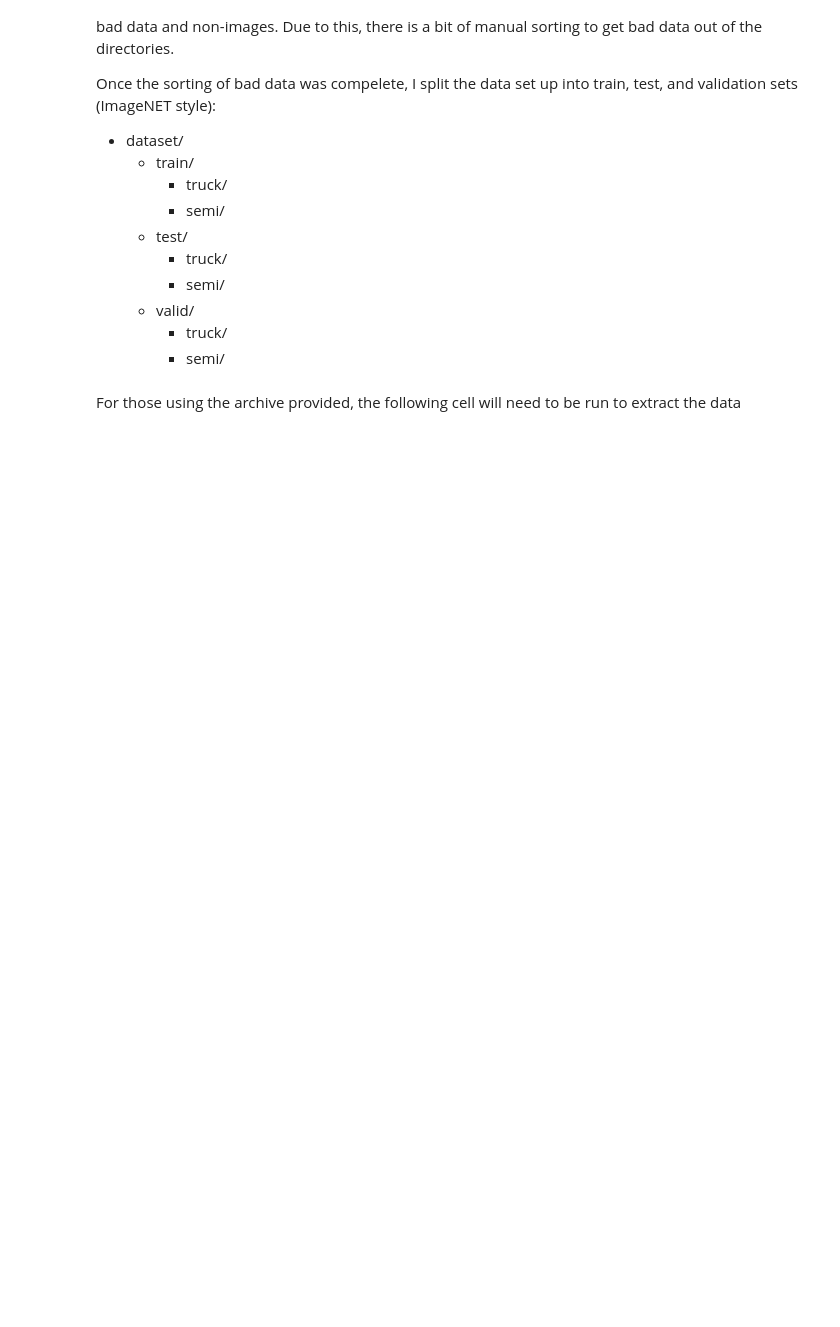
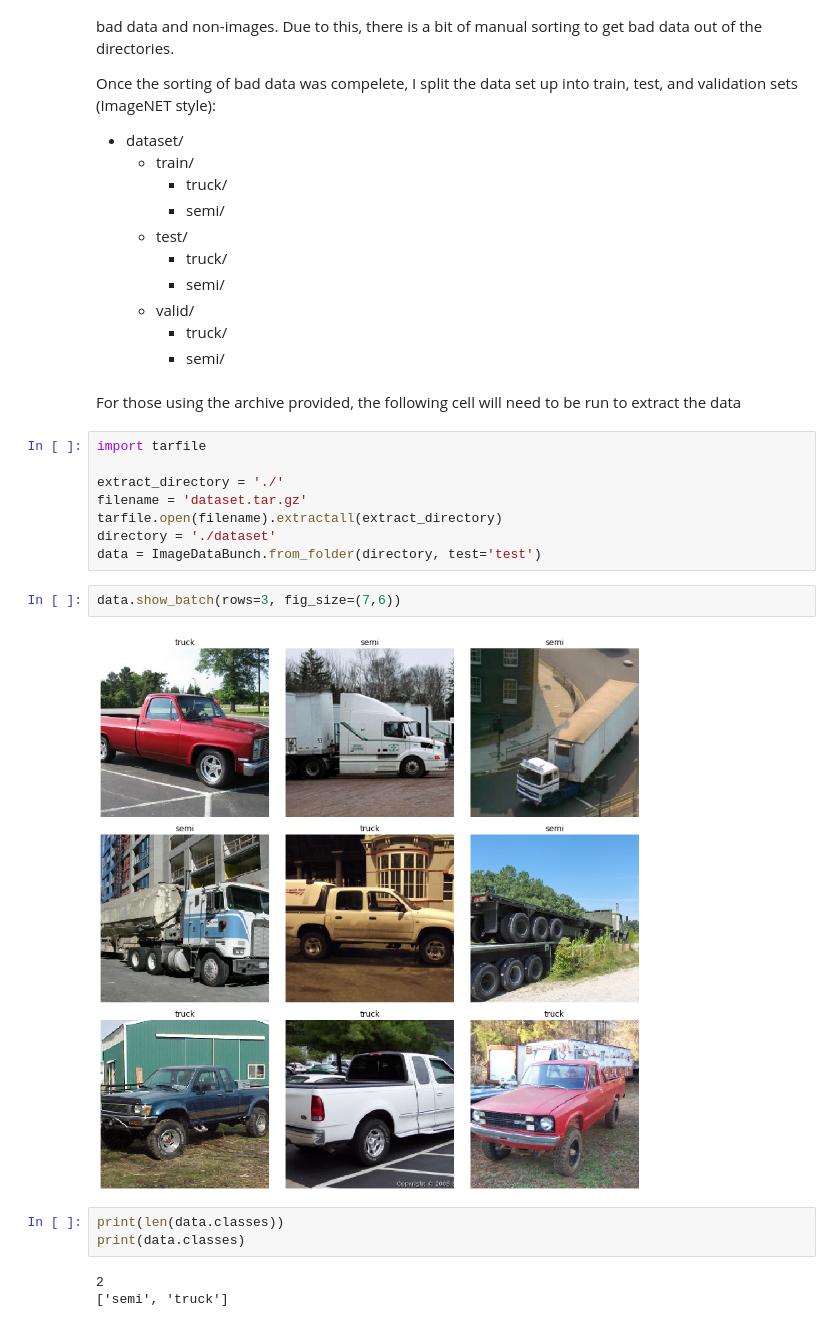
Before and after one commit to ScottVaverchak/truck-vs-rig-net, a Jupyter notebook: Truck vs Rig Network.ipynb, the cells around one changed output. Drawn from its saved outputs; the diff is of its cells as text; blank space fills up the shorter version.

```diff
--- a/Truck vs Rig Network.ipynb
+++ b/Truck vs Rig Network.ipynb
@@ -45,3 +45,21 @@ Once the sorting of bad data was compelete, I split the data set up into train,
         - semi/
 # %% [markdown]
 For those using the archive provided, the following cell will need to be run to extract the data
+# %%
+import tarfile
+
+extract_directory = './'
+filename = 'dataset.tar.gz'
+tarfile.open(filename).extractall(extract_directory)
+directory = './dataset'
+data = ImageDataBunch.from_folder(directory, test='test')
+# %%
+data.show_batch(rows=3, fig_size=(7,6))
+# %% [output]
+[figure, added]
+# %%
+print(len(data.classes))
+print(data.classes)
+# %% [output]
+2
+['semi', 'truck']
```
Also changed, not shown: parts of 2 cells of this notebook.
